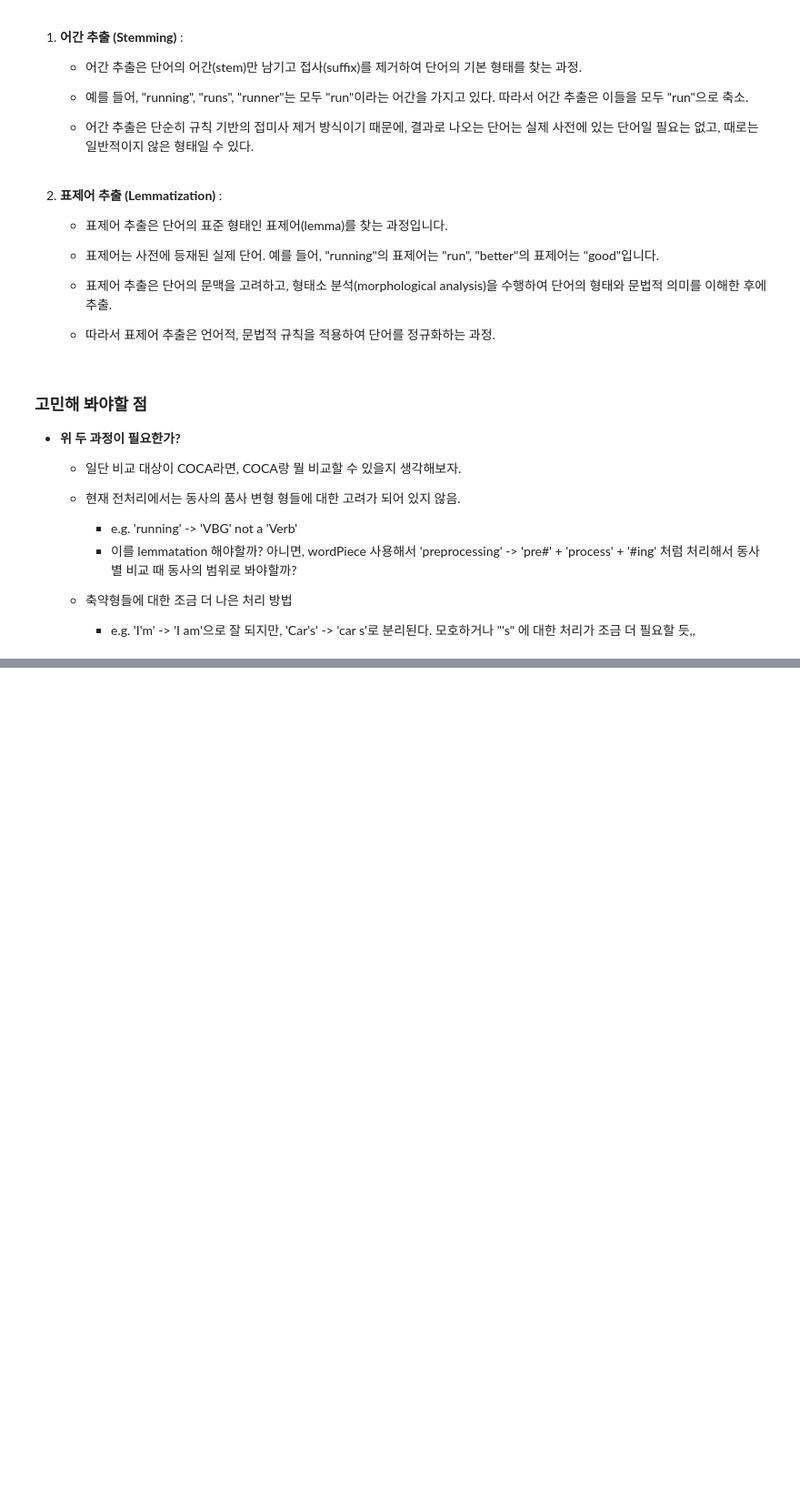
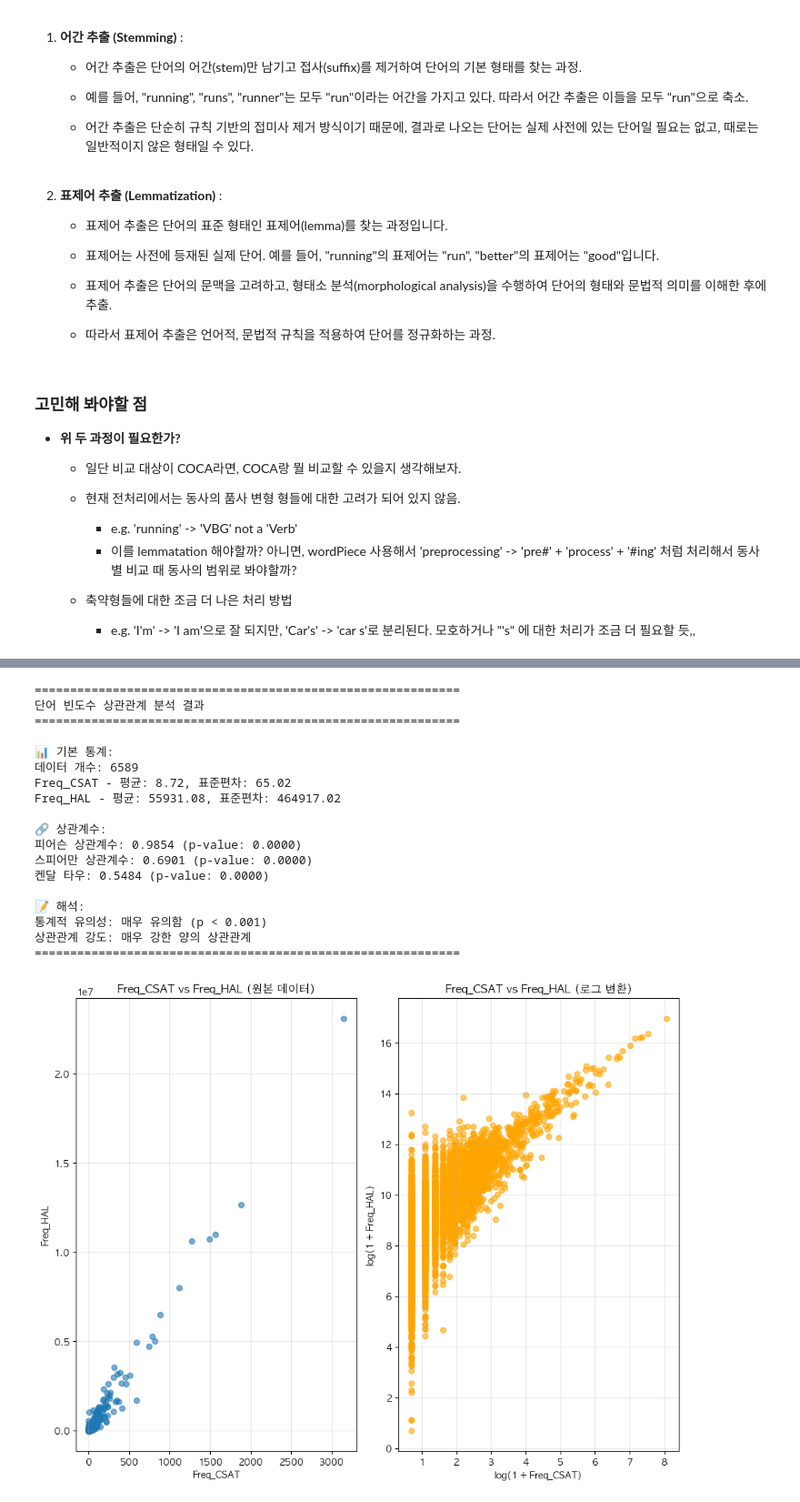
Before and after one commit to irregular6612/english-corpus-comparison, a Jupyter notebook: preprocessing.ipynb, the cells around one changed output, grey strips where cells are left out. Shown at 91% size. Drawn from its saved outputs; the diff is of its cells as text; code cells hidden in the pictures; blank space fills up the shorter version.

Commit message:
merging corpus

```diff
--- a/preprocessing.ipynb
+++ b/preprocessing.ipynb
@@ -751,0 +892,8 @@ nltk.pos_tag(tokens)
+# %%
+df = pd.DataFrame({
+    'Word': df.index,
+    'Freq_CSAT': df.values,
+    'LogE_Freq_CSAT': np.log(df.values), # base e=2.718
+    'Log10_Freq_CSAT': np.log10(df.values + 1)
+})
+df
@@ -751,0 +914,3 @@ nltk.pos_tag(tokens)
+# %%
+target_df = pd.read_csv('././target_corpora/English Lexicon Project Items.csv')
+target_df.head()
@@ -751,0 +947,3 @@ nltk.pos_tag(tokens)
+# %%
+df = pd.merge(df, target_df, how='inner', on='Word')
+df
@@ -751,0 +1076,3 @@ nltk.pos_tag(tokens)
+# %%
+new_df = TargetCorpusPreprocessor(df).preprocess()
+new_df
@@ -751,0 +1327,22 @@ nltk.pos_tag(tokens)
+# %%
+analyzer = analyze_word_frequency_correlation(new_df, 'Freq_CSAT', 'Freq_HAL')
+# %% [output]
+============================================================
+단어 빈도수 상관관계 분석 결과
+============================================================
+
+📊 기본 통계:
+데이터 개수: 6589
+Freq_CSAT - 평균: 8.72, 표준편차: 65.02
+Freq_HAL - 평균: 55931.08, 표준편차: 464917.02
+
+🔗 상관계수:
+피어슨 상관계수: 0.9854 (p-value: 0.0000)
+스피어만 상관계수: 0.6901 (p-value: 0.0000)
+켄달 타우: 0.5484 (p-value: 0.0000)
+
+📝 해석:
+통계적 유의성: 매우 유의함 (p < 0.001)
+상관관계 강도: 매우 강한 양의 상관관계
+============================================================
+[figure, added]
```
Also changed, not shown: parts of 26 cells of this notebook.
